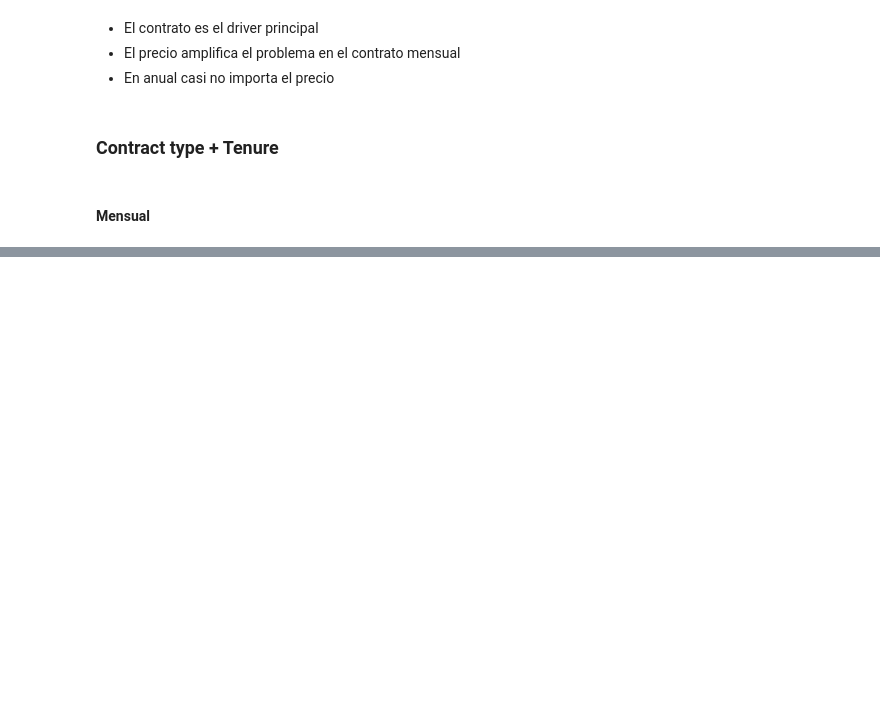
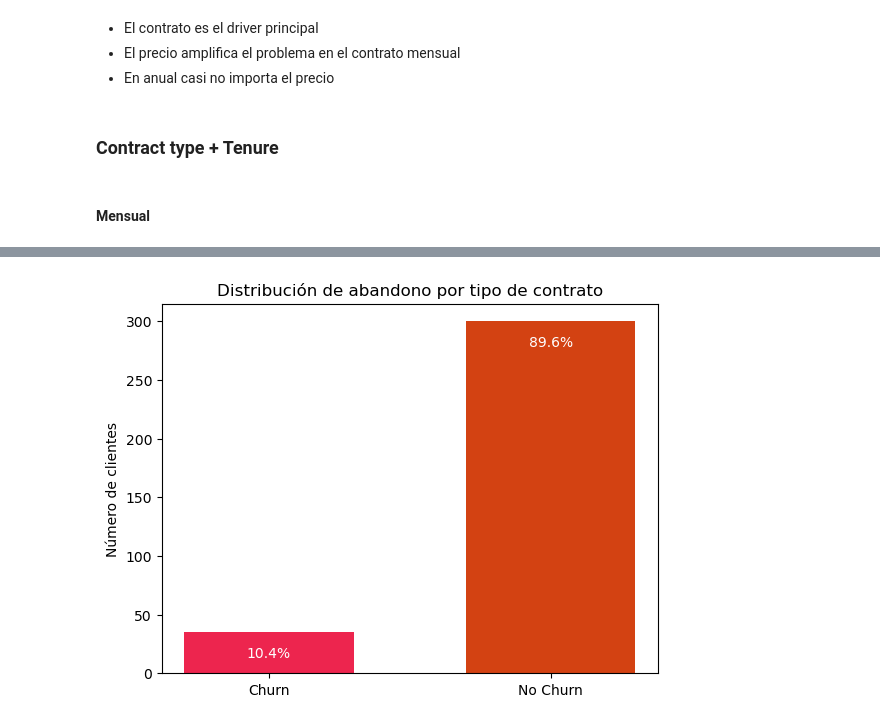
Before and after one commit to Jaumeesoleer/telco-churn-prediction, a Jupyter notebook: notebooks/EDA.ipynb, the cells around one changed output, grey strips where cells are left out. Cells and saved outputs as stored; diff of their text form; code cells hidden in the pictures; blank space fills up the shorter version.

```diff
--- a/notebooks/EDA.ipynb
+++ b/notebooks/EDA.ipynb
@@ -744,0 +804,15 @@ plt.show()
+# %%
+fig, ax = plt.subplots()
+width = 0.6
+barras = ax.bar(
+    labels,
+    [ys_counts[1], ys_counts[0]],
+    width,
+    color = ['#ED254E','#d34212']
+)
+ax.bar_label(barras, labels=[porcentaje[1], porcentaje[0]], padding=-20, color = 'w')
+ax.set_ylabel('Número de clientes')
+ax.set_title('Distribución de abandono por tipo de contrato')
+plt.show()
+# %% [output]
+[figure, added]
```
Also changed, not shown: parts of 10 cells of this notebook.
